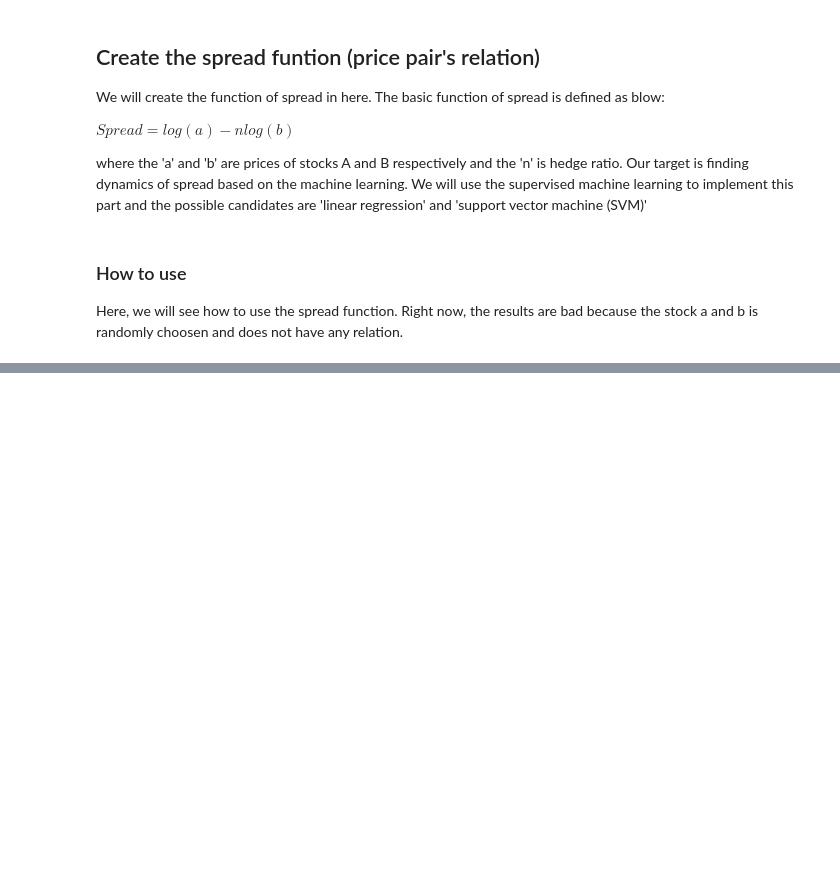
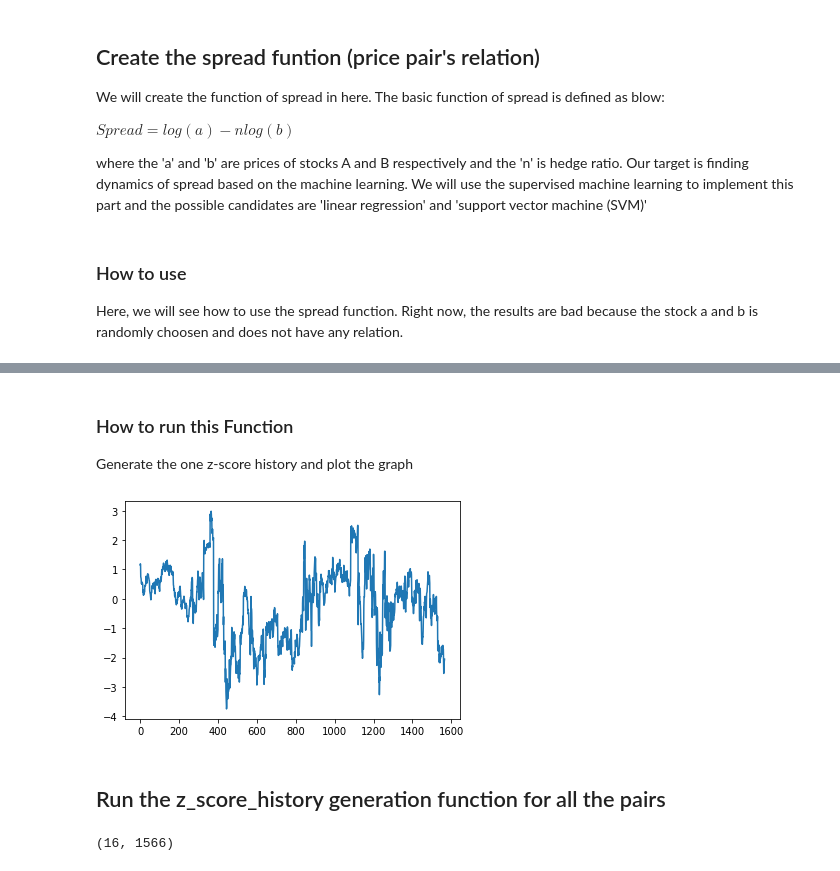
Before and after one commit to daehkim/pair-trading, a Jupyter notebook: tradingStrategy.ipynb, the cells around one changed output, grey strips where cells are left out. Drawn from its saved outputs; the diff is of its cells as text; code cells hidden in the pictures; blank space fills up the shorter version.

Commit message:
Generate the z-score history

```diff
--- a/tradingStrategy.ipynb
+++ b/tradingStrategy.ipynb
@@ -381,0 +234,74 @@ def gen_action_matrix():
+# %%
+def gen_z_score_history(price_a, price_b, windows_width=700, spread_func_update_period=30):
+    """
+    * Input: stock's present price history dataset (T)
+    * Output: z-score history (T-windows_width)
+    * Function: calculate the z-scores history
+    """
+
+    # Initialization
+    T = len(price_a)
+    z_score_list = np.zeros((T-windows_width))
+    a = price_a
+    b = price_b
+
+    # Calculate the z_score one by one.
+    for t in range(T-windows_width):
+
+        # Generate the spread_function for every update_period
+        if t % spread_func_update_period==0:
+            spread_func = create_spread_function(
+                a, b, t, t + windows_width, 'lr')
+
+        # Generate the z-score with spread_function
+        spread, z_score = spread_func(a[t], b[t])
+        z_score_list[t] = z_score
+
+    return z_score_list
+# %% [markdown]
+### How to run this Function
+
+Generate the one z-score history and plot the graph
+# %%
+# Run the function with one stock pair.
+price_history = training_set_price.to_numpy()[:2,1:]
+z_score_history = gen_z_score_history(price_history[0], price_history[1])
+
+# Plot the graph.
+x = np.arange(len(z_score_history))
+plt.plot(x, z_score_history)
+plt.show()
+# %% [output]
+[figure, added]
+# %% [markdown]
+## Run the z_score_history generation function for all the pairs
+# %%
+z_score_history_list = np.zeros((1, 1))
+
+# Run the z_score_history generation function for each pair.
+for pair in pairs_list:
+
+    # Generate the price_history table for each pair.
+    price_history_a = training_set_price.loc[
+        training_set_price['PERMNO'] == pair[0]].drop(columns=['PERMNO'])
+    price_history_a = price_history_a.to_numpy()[0]
+    price_history_b = training_set_price.loc[
+        training_set_price['PERMNO'] == pair[1]].drop(columns=['PERMNO'])
+    price_history_b = price_history_b.to_numpy()[0]
+
+    # Run the z-score history generation function for each pair.
+    try:
+        z_score_history = gen_z_score_history(
+            price_history_a, price_history_b)[np.newaxis]
+        z_score_history_list = np.append(
+            z_score_history_list, z_score_history, axis=0)
+    except:
+        z_score_history_list = gen_z_score_history(
+            price_history_a, price_history_b)[np.newaxis]
+
+print(z_score_history_list.shape)
+
+with open('z_score_history.npy', 'wb') as outfile:
+    np.save(outfile, z_score_history_list)
+# %% [output]
+(16, 1566)
```
Also changed, not shown: parts of 16 cells of this notebook.
